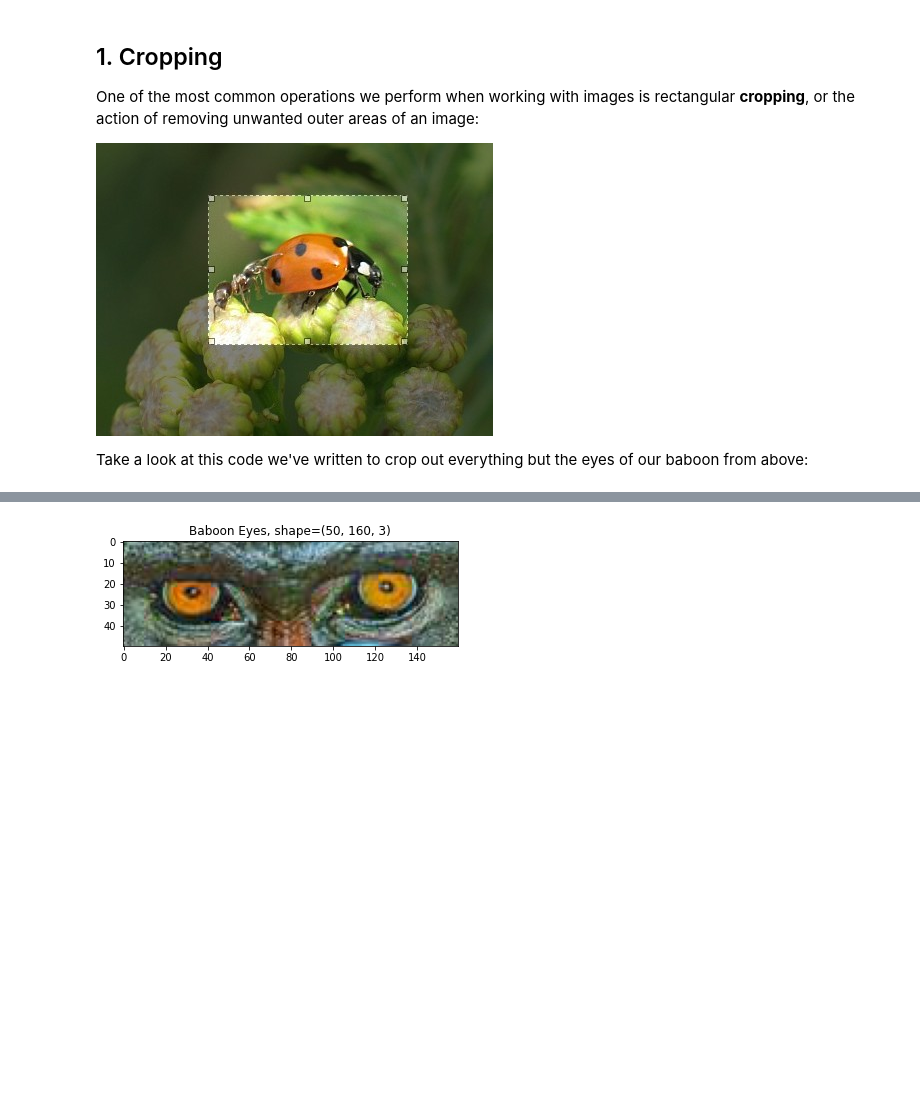
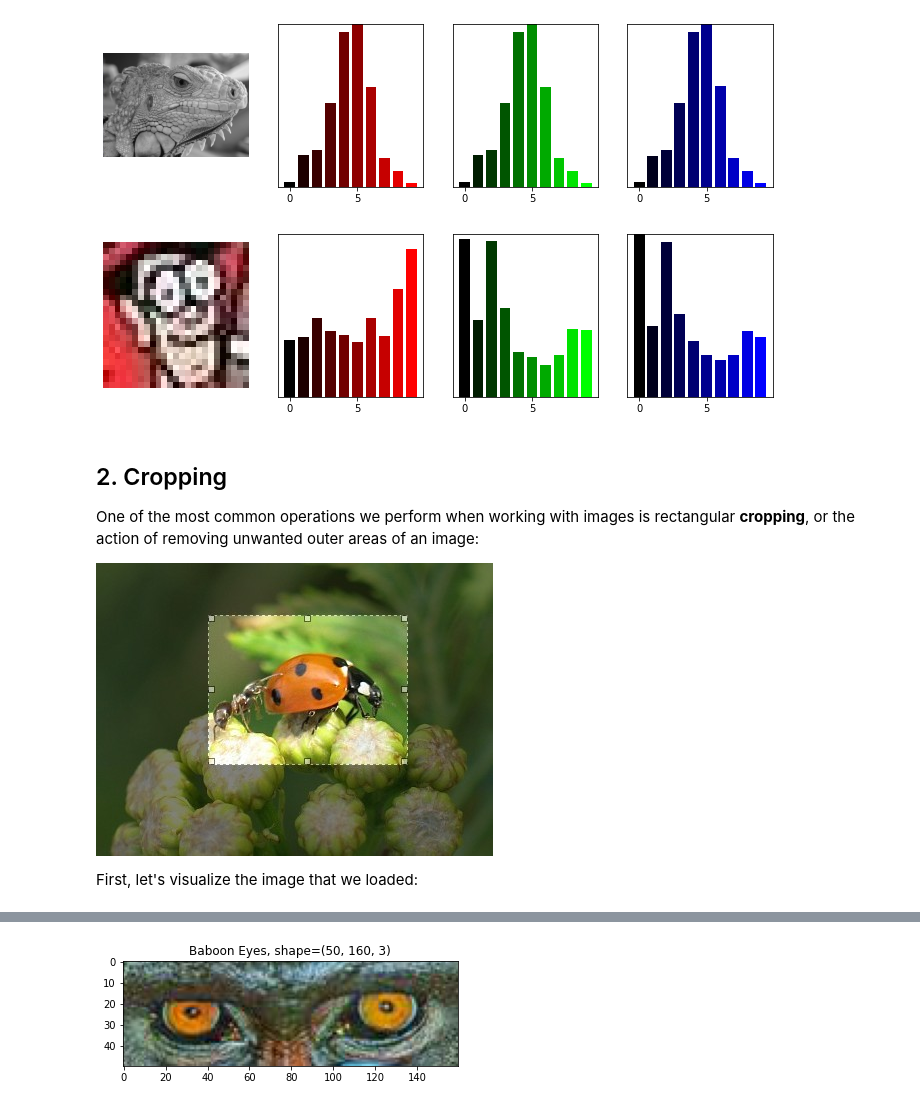
Before and after one commit to brentyi/ai4all_robotics_2020, a Jupyter notebook: computer_vision/cv2.ipynb, the cells around one changed output, grey strips where cells are left out. Drawn from its saved outputs; the diff is of its cells as text; code cells hidden in the pictures; blank space fills up the shorter version.

```diff
--- a/computer_vision/cv2.ipynb
+++ b/computer_vision/cv2.ipynb
@@ -27,8 +78,52 @@ rgb_image = load_image("cv_assets/baboon.jpg")
+# %%
+def visualize_rgb_histograms(rgb_image):
+    """Given an RGB image, visualize the histogram for each channel.
+
+    Args:
+        rgb_image (np.ndarray): Image to visualize histograms for.
+    """
+    bins = 10
+
+    # Compute histograms
+    histograms = []
+    for i in range(3):
+        histograms.append(histogram_single_channel(rgb_image[:, :, i], bins))
+
+    # Create 4 side-by-side plots
+    fig, axes = plt.subplots(nrows=1, ncols=4, figsize=(12, 3))
+
+    # Display the image
+    axes[0].imshow(rgb_image)
+    axes[0].axis("off")
+
+    # Display each histogram
+    for i in range(len(histograms)):
+        # Add colored bar graph
+        colors = np.zeros((bins, 3))
+        colors[:, i] = np.linspace(0.0, 1.0, bins)
+        axes[i + 1].bar(
+            range(bins), histograms[i], color=colors,
+        )
+
+        # Match all y-axis ranges
+        axes[i + 1].set_ylim(0, np.max(histograms))
+        axes[i + 1].set_yticks([])
+    plt.show()
+
+
+# Visualize histograms for two images: a grayscale iguana and Waldo
+# ~~START DELETE~~
+visualize_rgb_histograms(load_image("cv_assets/iguana.png"))
+visualize_rgb_histograms(load_image("cv_assets/waldo.jpg"))
+# ~~END DELETE~~
+# %% [output]
+[figure, added]
+[figure, added]
 # %% [markdown]
-## 1. Cropping
+## 2. Cropping
 
 One of the most common operations we perform when working with images is rectangular **cropping**, or the action of removing unwanted outer areas of an image:
 
 ![image.png](attachment:b1a91a27-4835-4941-aa08-b4e96dca9f53.png)
 
-Take a look at this code we've written to crop out everything but the eyes of our baboon from above:
+First, let's visualize the image that we loaded:
```
Also changed, not shown: parts of 15 cells of this notebook.
